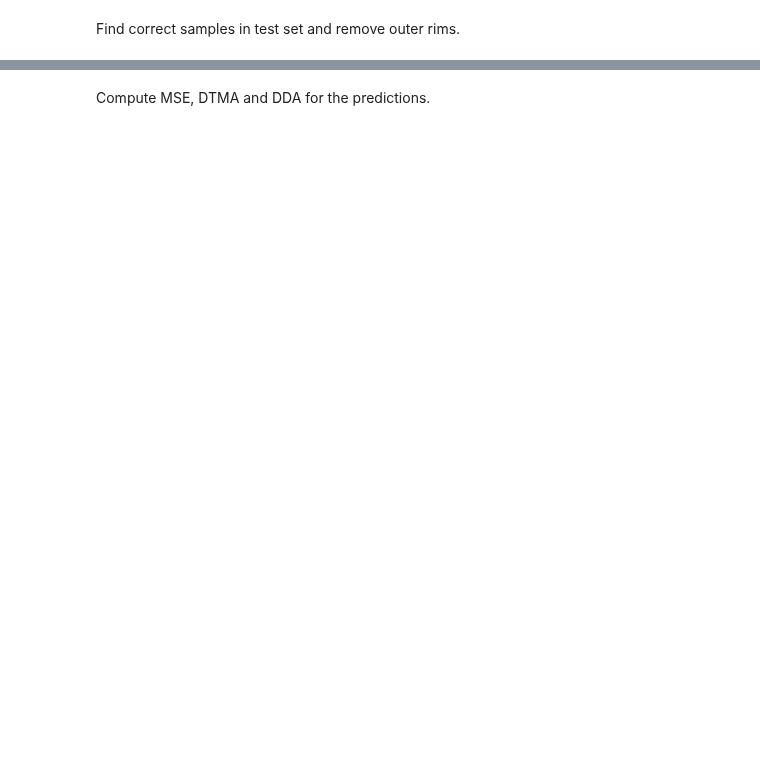
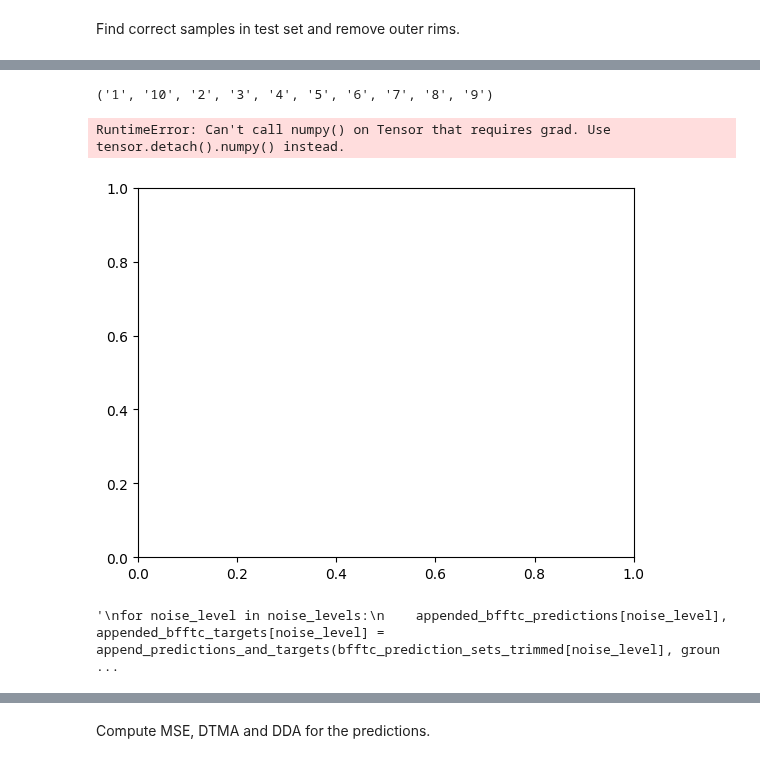
Before and after one commit to alo996/UQ_DL-TFM, a Jupyter notebook: ViT-TFM/1. ViT architecture.ipynb, the cells around one changed output, grey strips where cells are left out. Saved outputs shown, nothing was run; the diff lists cells and outputs as text; code cells hidden in the pictures; blank space fills up the shorter version.

```diff
--- a/ViT-TFM/1. ViT architecture.ipynb
+++ b/ViT-TFM/1. ViT architecture.ipynb
@@ -169,0 +340,10 @@ sample 99 matches with dspl 95
+# %%
+x =
+# %% [output]
+('1', '10', '2', '3', '4', '5', '6', '7', '8', '9')
+# %%
+plt.plot(x, y)
+plt.show()
+# %% [output]
+RuntimeError: Can't call numpy() on Tensor that requires grad. Use tensor.detach().numpy() instead.
+[figure, added]
@@ -169,0 +366,7 @@ sample 99 matches with dspl 95
+# %%
+'''
+for noise_level in noise_levels:
+    appended_bfftc_predictions[noise_level], appended_bfftc_targets[noise_level] = append_predictions_and_targets(bfftc_prediction_sets_trimmed[noise_level], ground_truth_sets_trimmed[noise_level], device)
+'''
+# %% [output]
+'\nfor noise_level in noise_levels:\n    appended_bfftc_predictions[noise_level], appended_bfftc_targets[noise_level] = append_predictions_and_targets(bfftc_prediction_sets_trimmed[noise_level], groun ...
```
Also changed, not shown: parts of 80 cells of this notebook, 3 other files.
